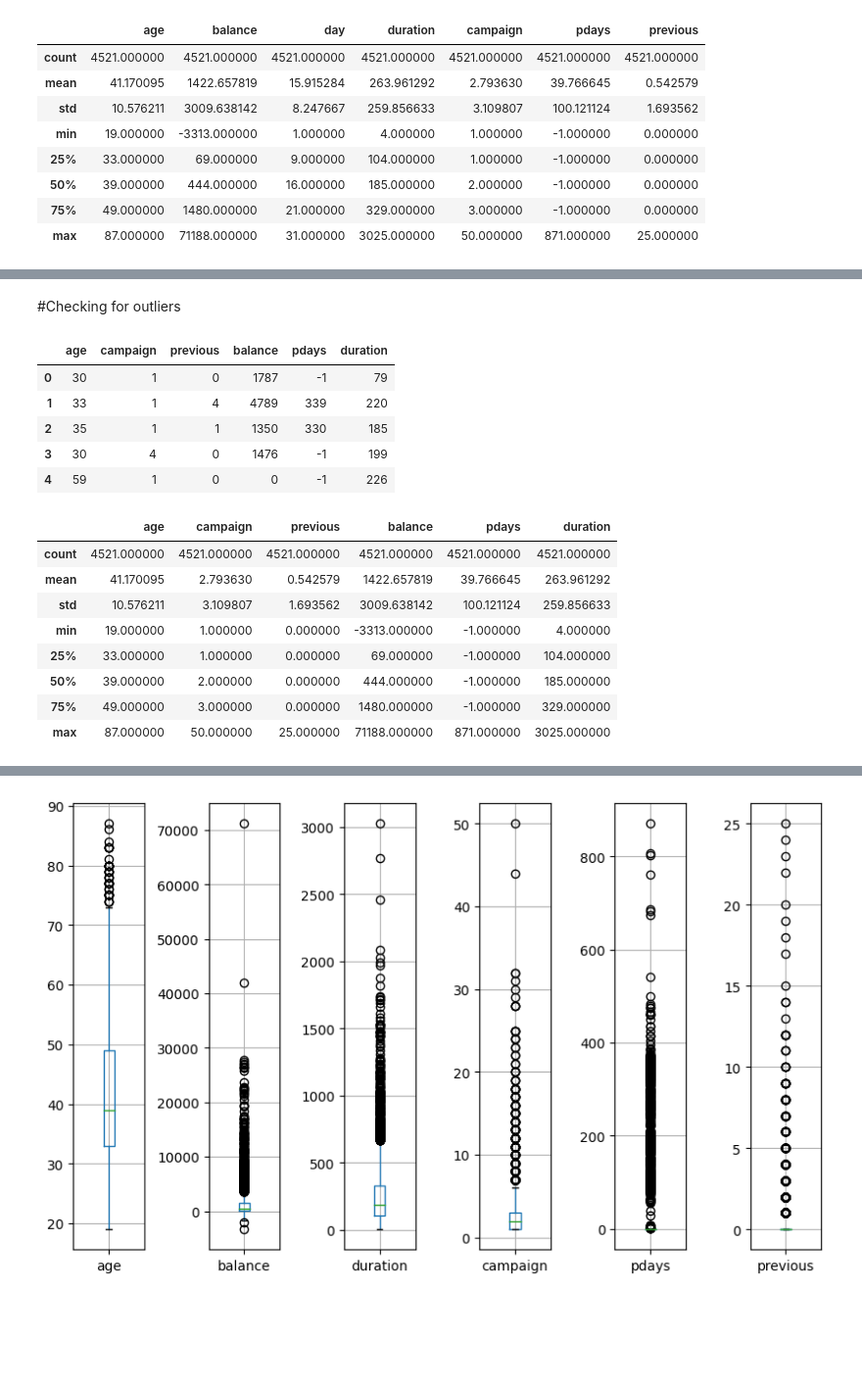
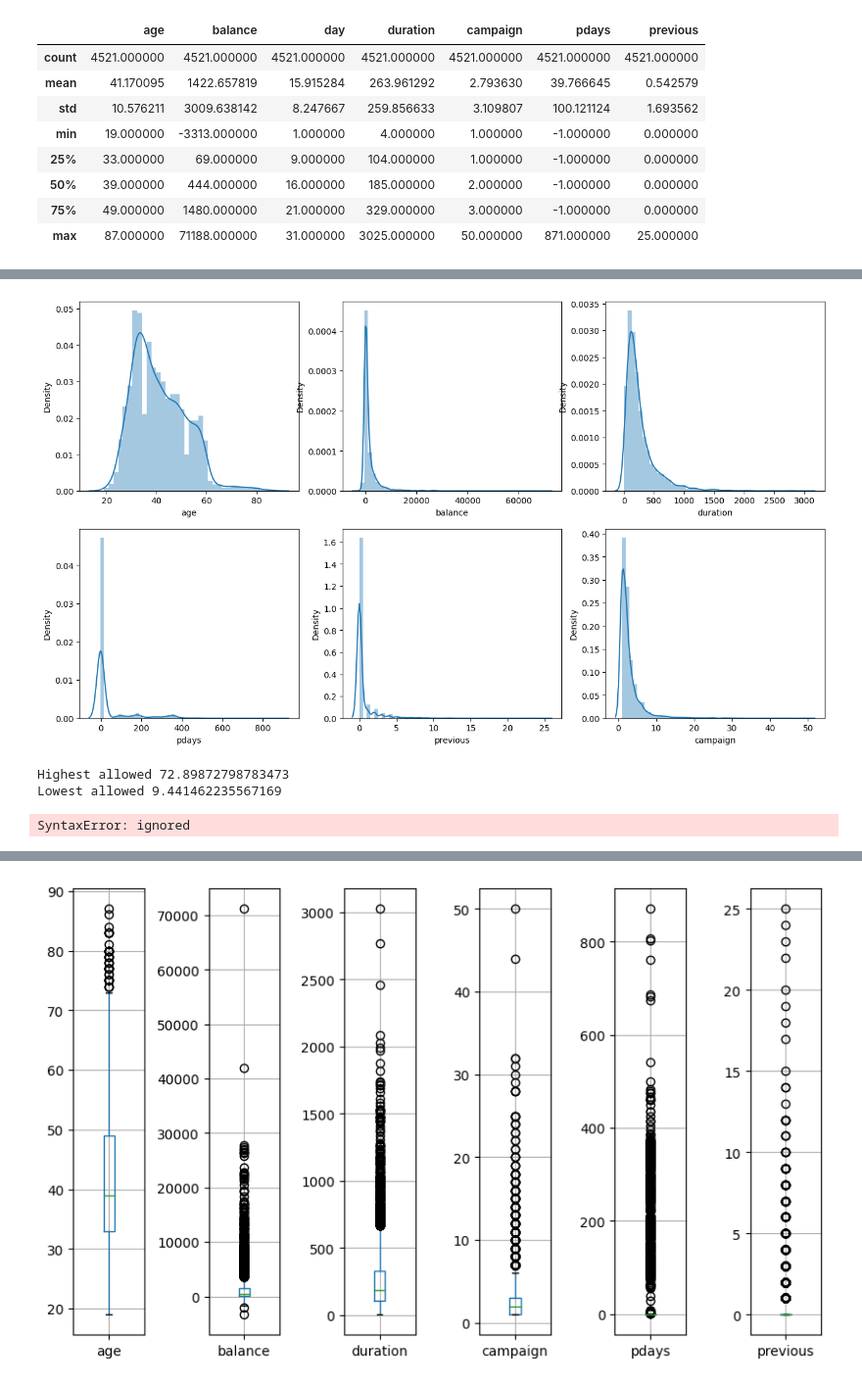
Before and after one commit to DIDIHBABS/python_projects, a Jupyter notebook: bank_marketing_classification/classification_.ipynb, the cells around one changed output, grey strips where cells are left out. Shown at 98% size. Drawn from its saved outputs; the diff is of its cells as text; code cells hidden in the pictures; blank space fills up the shorter version.

```diff
--- a/bank_marketing_classification/classification_.ipynb
+++ b/bank_marketing_classification/classification_.ipynb
@@ -105,27 +96,31 @@ plt.show()
-# %% [markdown]
-#Checking for outliers
 # %%
 features = ['age', 'campaign', 'previous', 'balance', 'pdays', 'duration']
 
 num_features = df[features].copy()
-# %%
-num_features.head()
-# %% [output]
-|  | age | campaign | previous | balance | pdays | duration |
-| 0 | 30 | 1 | 0 | 1787 | -1 | 79 |
-| 1 | 33 | 1 | 4 | 4789 | 339 | 220 |
-| 2 | 35 | 1 | 1 | 1350 | 330 | 185 |
-| 3 | 30 | 4 | 0 | 1476 | -1 | 199 |
-| 4 | 59 | 1 | 0 | 0 | -1 | 226 |
-# %%
-num_features.describe()
-# %% [output]
-|  | age | campaign | previous | balance | pdays | duration |
-| count | 4521.000000 | 4521.000000 | 4521.000000 | 4521.000000 | 4521.000000 | 4521.000000 |
-| mean | 41.170095 | 2.793630 | 0.542579 | 1422.657819 | 39.766645 | 263.961292 |
-| std | 10.576211 | 3.109807 | 1.693562 | 3009.638142 | 100.121124 | 259.856633 |
-| min | 19.000000 | 1.000000 | 0.000000 | -3313.000000 | -1.000000 | 4.000000 |
-| 25% | 33.000000 | 1.000000 | 0.000000 | 69.000000 | -1.000000 | 104.000000 |
-| 50% | 39.000000 | 2.000000 | 0.000000 | 444.000000 | -1.000000 | 185.000000 |
-| 75% | 49.000000 | 3.000000 | 0.000000 | 1480.000000 | -1.000000 | 329.000000 |
-| max | 87.000000 | 50.000000 | 25.000000 | 71188.000000 | 871.000000 | 3025.000000 |
+# %%
+plt.figure(figsize=(16,9))
+plt.subplot(2,3,1)
+sns.distplot(df['age'])
+plt.subplot(2,3,2)
+sns.distplot(df['balance'])
+plt.subplot(2,3,3)
+sns.distplot(df['duration'])
+plt.subplot(2,3,4)
+sns.distplot(df['pdays'])
+plt.subplot(2,3,5)
+sns.distplot(df['previous'])
+plt.subplot(2,3,6)
+sns.distplot(df['campaign'])
+plt.show()
+# %% [output]
+[figure, added]
+# %%
+print("Highest allowed",df['age'].mean() + 3*df ['age'].std())
+print("Lowest allowed",df['age'].mean() - 3*df ['age'].std())
+# %% [output]
+Highest allowed 72.89872798783473
+Lowest allowed 9.441462235567169
+# %%
+df[(df[df['age'] > 72.89)] | (df['age'] < 9.44)]
+# %% [output]
+SyntaxError: ignored
```
Also changed, not shown: parts of 3 cells of this notebook.
